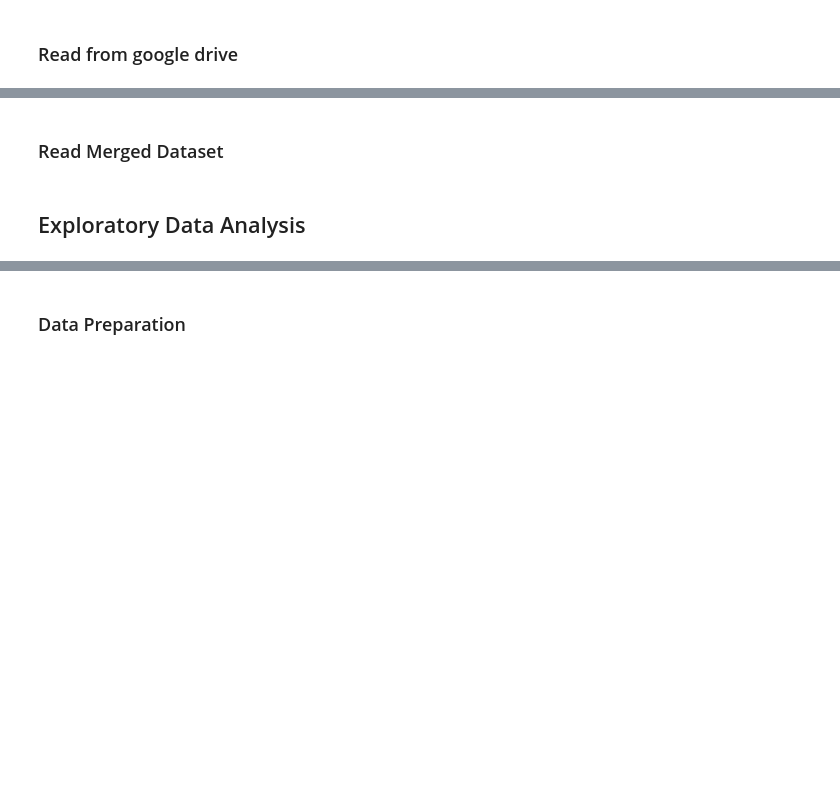
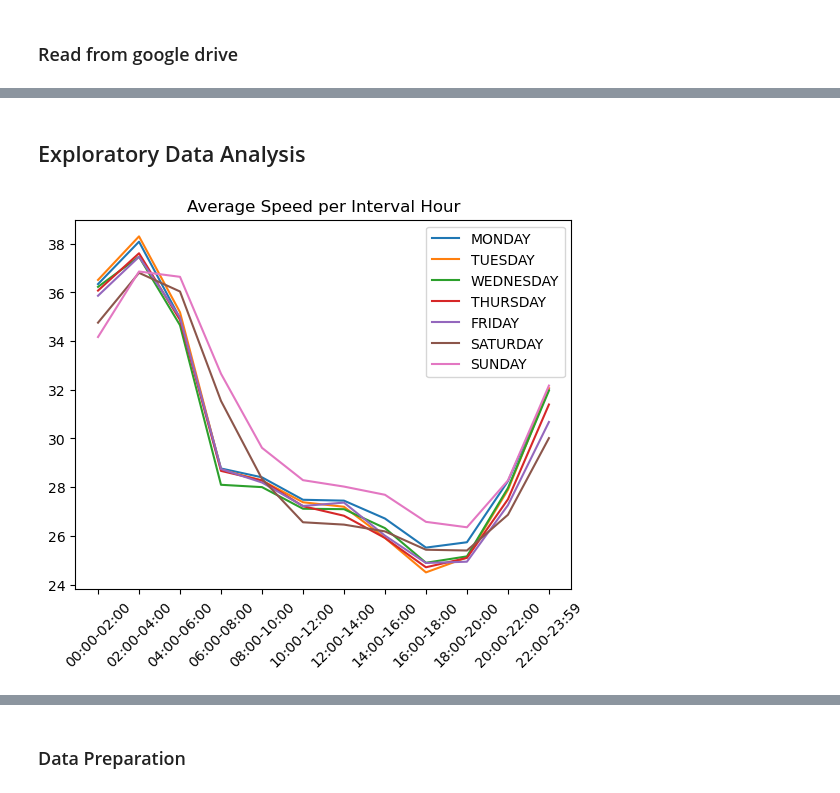
Before and after one commit to 6ill/Data-Mining-Jakarta-Traffic, a Jupyter notebook: worksheet.ipynb, the cells around one changed output, grey strips where cells are left out. Cells and saved outputs as stored; diff of their text form; code cells hidden in the pictures; blank space fills up the shorter version.

Commit message:
Gracia - (delete parts of merge data, adding some EDA using extracted_coords_jakarta_traffic.csv, edit the url of gdrive_df)

```diff
--- a/worksheet.ipynb
+++ b/worksheet.ipynb
@@ -67,6 +67,8 @@ all_dataframe.head()
 # %% [markdown]
 ### Read from google drive
 # %%
-url = "https://drive.google.com/file/d/16aOg3J57O1Gmx_7LSIMt-hPmMxYXtDH-/view?usp=sharing"
+# url = "https://drive.google.com/file/d/16aOg3J57O1Gmx_7LSIMt-hPmMxYXtDH-/view?usp=sharing"
+
+url = "https://drive.google.com/file/d/1YVppwFGtto12XLqDWos4xP-g2aXSqg8g/view?usp=sharing" #url: extracted_coords_jakarta_traffic
 gdrive_df = pd.read_csv('https://drive.usercontent.google.com/download?id={}&export=download&authuser=0&confirm=t'.format(url.split('/')[-2]), index_col=[0], converters={'shape': pd.eval})
 gdrive_df.head()
@@ -73,2 +81,0 @@ gdrive_df.head()
-# %% [markdown]
-### Read Merged Dataset
@@ -111,0 +114,16 @@ df_eda.head(5)
+# %%
+for i in range(7):
+    day_name = change_num_to_day(i)
+    daySeries = df_eda[df_eda['dayCode'] == i].copy()
+
+    hour_interval_list_day = sorted(daySeries['hour_interval'].unique())
+    avg_speed_per_interval_hour_day = daySeries.groupby(['hour_interval'], sort=True)['averageSpeed'].mean()
+
+    plt.plot(hour_interval_list_day, avg_speed_per_interval_hour_day, label=day_name)
+    plt.xticks(rotation=45)
+    plt.legend()
+    plt.title(f"Average Speed per Interval Hour")
+
+plt.show()
+# %% [output]
+[figure, added]
```
Also changed, not shown: parts of 15 cells of this notebook.
